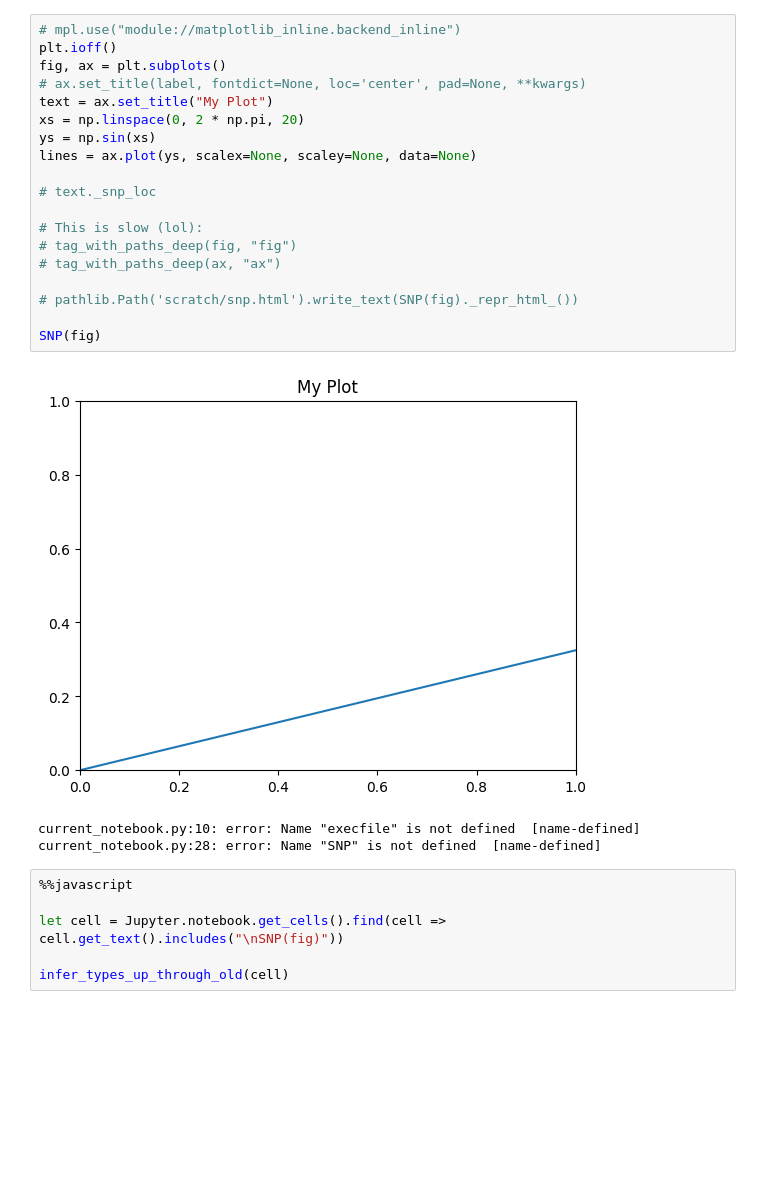
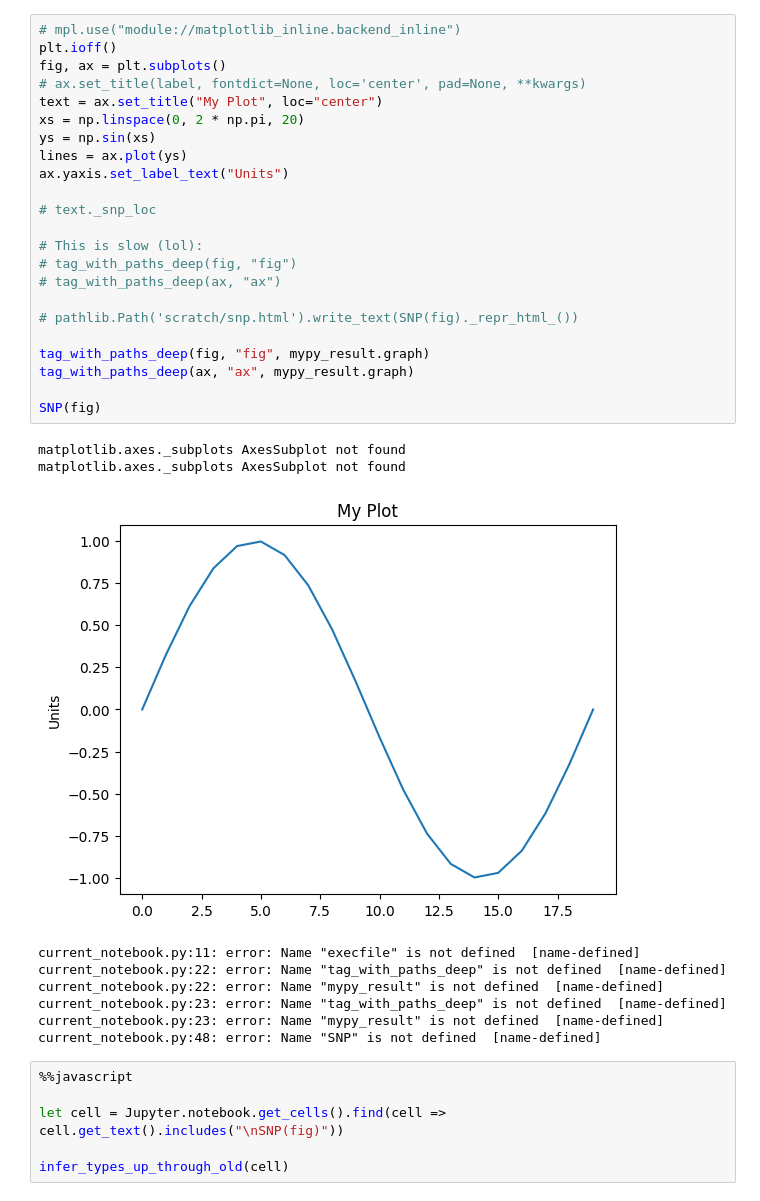
Before and after one commit to brianhempel/sketch-n-plot, a Jupyter notebook: Sketch-n-Plot.ipynb, the cells around one changed output. Cells and saved outputs as stored; diff of their text form; blank space fills up the shorter version.

Commit message:
wip tagging plot elements with types

```diff
--- a/Sketch-n-Plot.ipynb
+++ b/Sketch-n-Plot.ipynb
@@ -15,26 +64,36 @@ execfile("snp.py")
 # %%
 # mpl.use("module://matplotlib_inline.backend_inline")
 plt.ioff()
 fig, ax = plt.subplots()
 # ax.set_title(label, fontdict=None, loc='center', pad=None, **kwargs)
-text = ax.set_title("My Plot")
+text = ax.set_title("My Plot", loc="center")
 xs = np.linspace(0, 2 * np.pi, 20)
 ys = np.sin(xs)
-lines = ax.plot(ys, scalex=None, scaley=None, data=None)
+lines = ax.plot(ys)
+ax.yaxis.set_label_text("Units")
 
 # text._snp_loc
 
 # This is slow (lol):
 # tag_with_paths_deep(fig, "fig")
 # tag_with_paths_deep(ax, "ax")
 
 # pathlib.Path('scratch/snp.html').write_text(SNP(fig)._repr_html_())
 
+tag_with_paths_deep(fig, "fig", mypy_result.graph)
+tag_with_paths_deep(ax, "ax", mypy_result.graph)
+
 SNP(fig)
 # %% [output]
+matplotlib.axes._subplots AxesSubplot not found
+matplotlib.axes._subplots AxesSubplot not found
-[figure, old version]
+[figure, new version]
-current_notebook.py:10: error: Name "execfile" is not defined  [name-defined]
-current_notebook.py:28: error: Name "SNP" is not defined  [name-defined]
+current_notebook.py:11: error: Name "execfile" is not defined  [name-defined]
+current_notebook.py:22: error: Name "tag_with_paths_deep" is not defined  [name-defined]
+current_notebook.py:22: error: Name "mypy_result" is not defined  [name-defined]
+current_notebook.py:23: error: Name "tag_with_paths_deep" is not defined  [name-defined]
+current_notebook.py:23: error: Name "mypy_result" is not defined  [name-defined]
+current_notebook.py:48: error: Name "SNP" is not defined  [name-defined]
 # %%
 %%javascript
 
```
Also changed, not shown: parts of 13 cells of this notebook, 1 other file.
